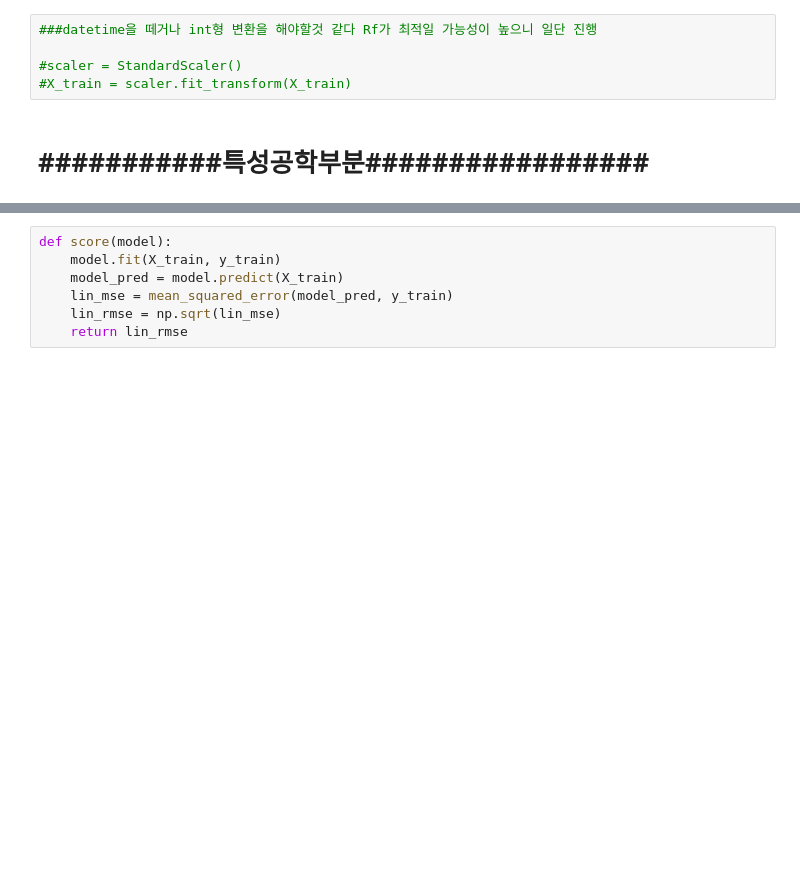
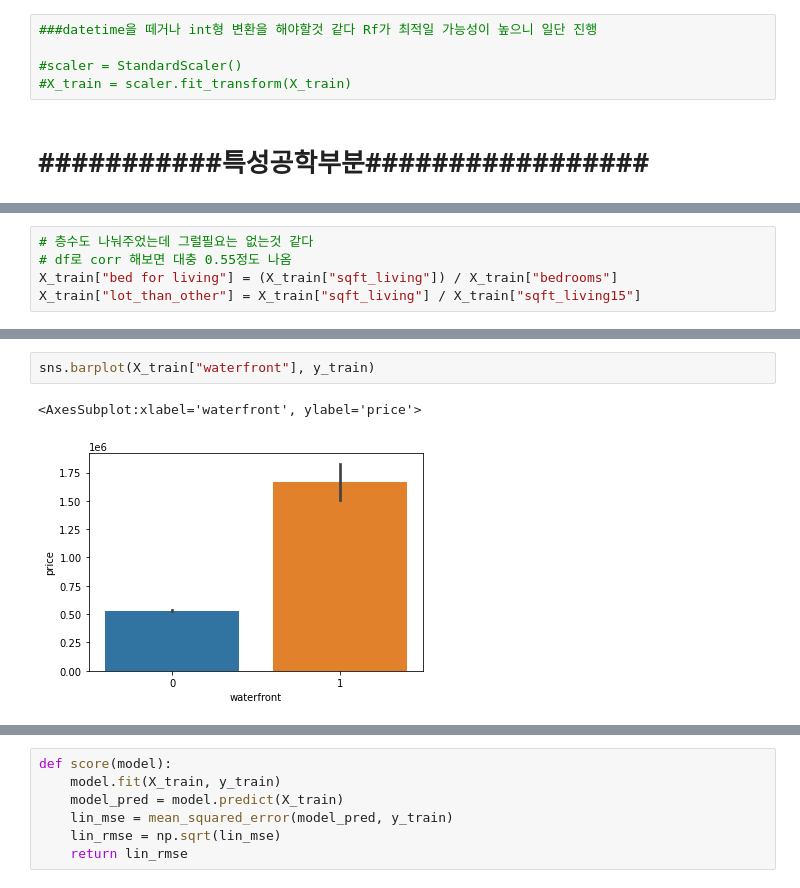
Before and after one commit to What-2-wear/What_2_wear, a Jupyter notebook: practice code/Houseprice_regressor.ipynb, the cells around one changed output, grey strips where cells are left out. Drawn from its saved outputs; the diff is of its cells as text; blank space fills up the shorter version.

```diff
--- a/practice code/Houseprice_regressor.ipynb
+++ b/practice code/Houseprice_regressor.ipynb
@@ -127,0 +175,5 @@ Name: yr_renovated, Length: 70, dtype: int64
+# %%
+# 층수도 나눠주었는데 그럴필요는 없는것 같다
+# df로 corr 해보면 대충 0.55정도 나옴
+X_train["bed for living"] = (X_train["sqft_living"]) / X_train["bedrooms"]
+X_train["lot_than_other"] = X_train["sqft_living"] / X_train["sqft_living15"]
@@ -127,0 +189,5 @@ Name: yr_renovated, Length: 70, dtype: int64
+# %%
+sns.barplot(X_train["waterfront"], y_train)
+# %% [output]
+<AxesSubplot:xlabel='waterfront', ylabel='price'>
+[figure, added]
```
Also changed, not shown: parts of 41 cells of this notebook.
